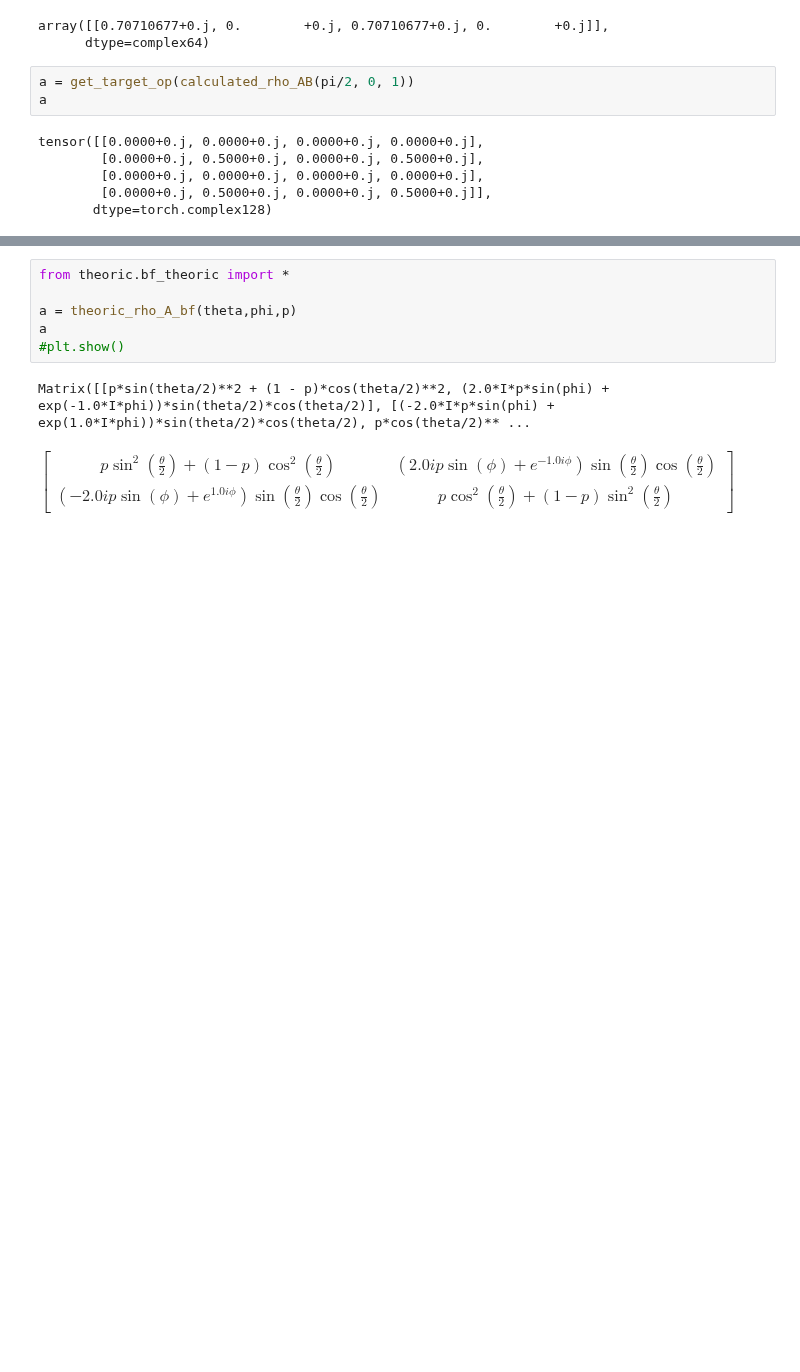
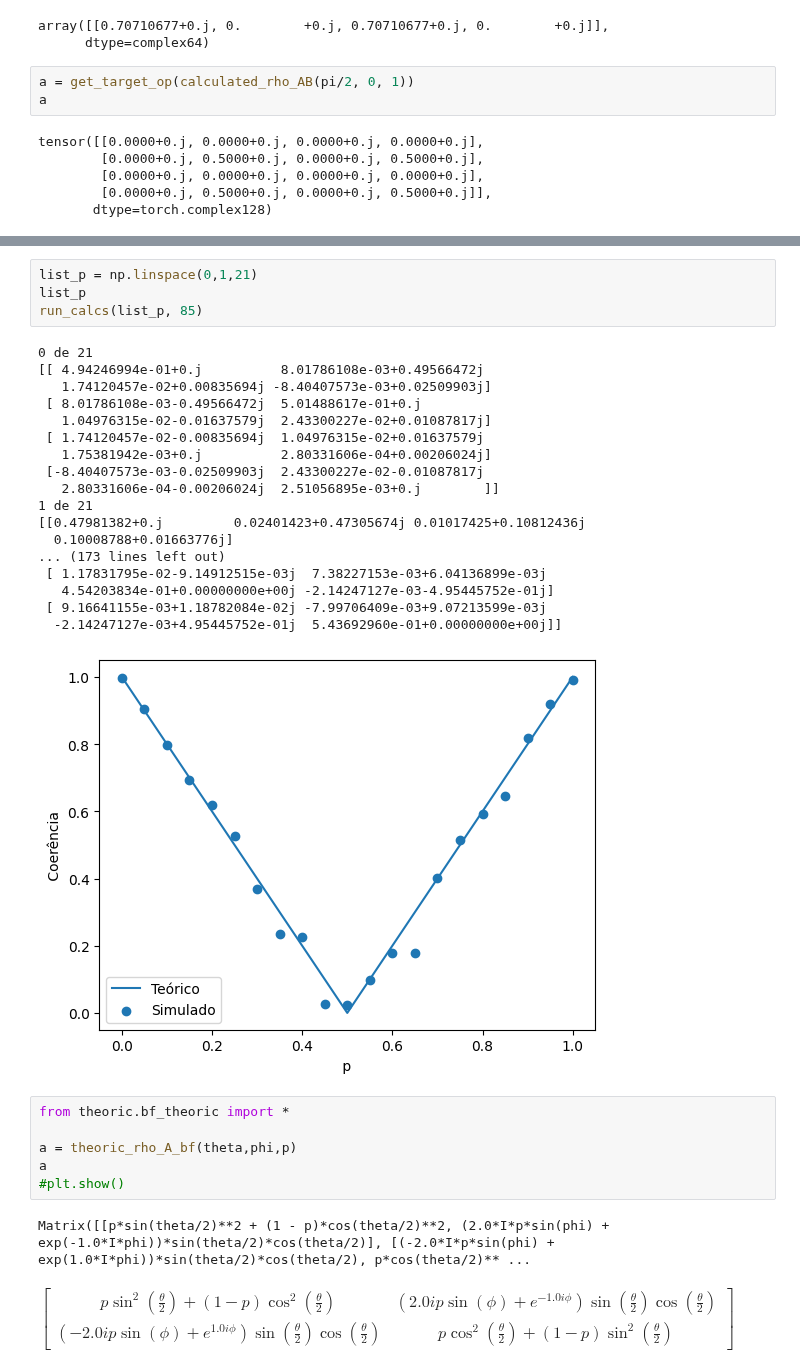
Before and after one commit to SchultzVV/Runtime-qiskit, a Jupyter notebook: bf.ipynb, the cells around one changed output, grey strips where cells are left out. Drawn from its saved outputs; the diff is of its cells as text; blank space fills up the shorter version.

```diff
--- a/bf.ipynb
+++ b/bf.ipynb
@@ -125,3 +181,26 @@ run_calcs(list_p, 85)
+# %%
+list_p = np.linspace(0,1,21)
+list_p
+run_calcs(list_p, 85)
+# %% [output]
+0 de 21
+[[ 4.94246994e-01+0.j          8.01786108e-03+0.49566472j
+   1.74120457e-02+0.00835694j -8.40407573e-03+0.02509903j]
+ [ 8.01786108e-03-0.49566472j  5.01488617e-01+0.j
+   1.04976315e-02-0.01637579j  2.43300227e-02+0.01087817j]
+ [ 1.74120457e-02-0.00835694j  1.04976315e-02+0.01637579j
+   1.75381942e-03+0.j          2.80331606e-04+0.00206024j]
+ [-8.40407573e-03-0.02509903j  2.43300227e-02-0.01087817j
+   2.80331606e-04-0.00206024j  2.51056895e-03+0.j        ]]
+1 de 21
+[[0.47981382+0.j         0.02401423+0.47305674j 0.01017425+0.10812436j
+  0.10008788+0.01663776j]
+... (173 lines left out)
+ [ 1.17831795e-02-9.14912515e-03j  7.38227153e-03+6.04136899e-03j
+   4.54203834e-01+0.00000000e+00j -2.14247127e-03-4.95445752e-01j]
+ [ 9.16641155e-03+1.18782084e-02j -7.99706409e-03+9.07213599e-03j
+  -2.14247127e-03+4.95445752e-01j  5.43692960e-01+0.00000000e+00j]]
+[figure, added]
 # %%
 from theoric.bf_theoric import *
 
```
Also changed, not shown: parts of 3 cells of this notebook, 15 other files.
